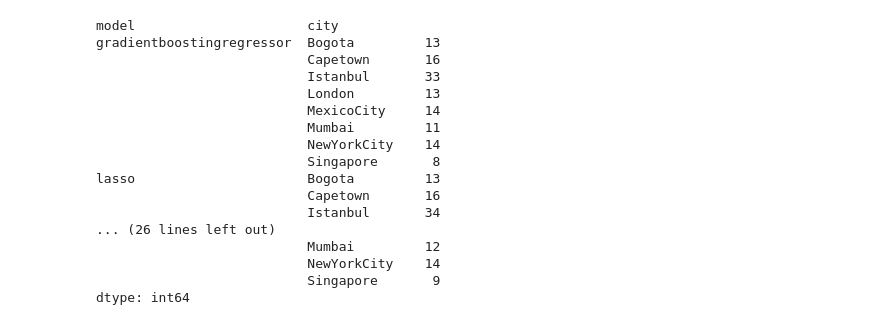
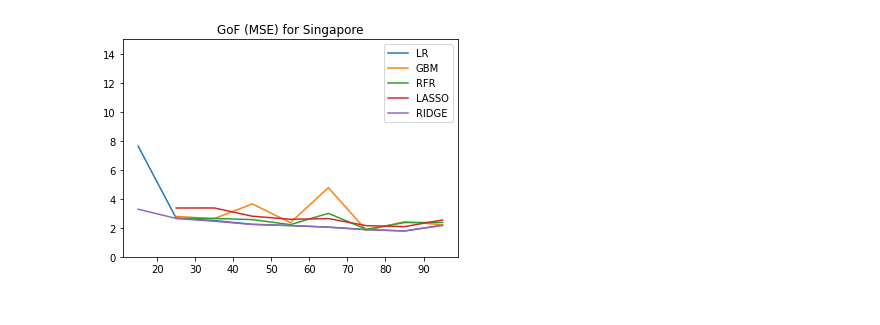
Before and after one commit to mie-lab/Urbanscales, a Jupyter notebook: jupyternotebooks/Analyse_gof_file.ipynb, the cells around one changed output. Drawn from its saved outputs; the diff is of its cells as text; code cells hidden in the pictures.

```diff
--- a/jupyternotebooks/Analyse_gof_file.ipynb
+++ b/jupyternotebooks/Analyse_gof_file.ipynb
@@ -28,19 +94,54 @@ df.loc[(df['city'] == "Singapore") & (df['seed'] == 15) & (df['model'] == "linea
 # %%
+import matplotlib.pyplot as plt
+
+for city in ["Singapore", "Mumbai", "Istanbul", "Capetown", "London", "MexicoCity", "Bogota", "NewYorkCity"]:
+    lr = []
+    gbm = []
+    rfr = []
+    lasso = []
+    ridge = []
+    x = []
+    for scale in range(15, 350, 10):
+        try:
+            b = df.loc[(df['city'] == city) & (df['seed'] == scale) & (df['model'] == "linearregression")]
+            lr.append(b["mu-scores-mse"].to_numpy().flatten().tolist()[0])
+        except:
+            lr.append(float('nan'))
+
+        try:
+            b = df.loc[(df['city'] == city) & (df['seed'] == scale) & (df['model'] == "gradientboostingregressor")]
+            gbm.append(b["mu-scores-mse"].to_numpy().flatten().tolist()[0])
+        except:
+            gbm.append(float('nan'))
+
+        try:
+            b = df.loc[(df['city'] == city) & (df['seed'] == scale) & (df['model'] == "randomforestregressor")]
+            rfr.append(b["mu-scores-mse"].to_numpy().flatten().tolist()[0])
+        except:
+            rfr.append(float('nan'))
+
+        try:
+            b = df.loc[(df['city'] == city) & (df['seed'] == scale) & (df['model'] == "ridge")]
+            ridge.append(b["mu-scores-mse"].to_numpy().flatten().tolist()[0])
+        except:
+            ridge.append(float('nan'))
+
+        try:
+            b = df.loc[(df['city'] == city) & (df['seed'] == scale) & (df['model'] == "lasso")]
+            lasso.append(b["mu-scores-mse"].to_numpy().flatten().tolist()[0])
+        except:
+            lasso.append(float('nan'))
+
+        x.append(scale)
+
+    plt.plot(x, lr, label = "LR")
+    plt.plot(x, gbm, label = "GBM")
+    plt.plot(x, rfr, label = "RFR")
+    plt.plot(x, lasso, label = "LASSO")
+    plt.plot(x, ridge, label = "RIDGE")
+    plt.legend()
+    plt.ylim(0, 15)
+    plt.title("GoF (MSE) for " + city)
+    plt.show()
 # %% [output]
-model                      city
-gradientboostingregressor  Bogota         13
-                           Capetown       16
-                           Istanbul       33
-                           London         13
-                           MexicoCity     14
-                           Mumbai         11
-                           NewYorkCity    14
-                           Singapore       8
-lasso                      Bogota         13
-                           Capetown       16
-                           Istanbul       34
-... (26 lines left out)
-                           Mumbai         12
-                           NewYorkCity    14
-                           Singapore       9
-dtype: int64
+[figure, added]
```
Also changed, not shown: parts of 2 cells of this notebook.
